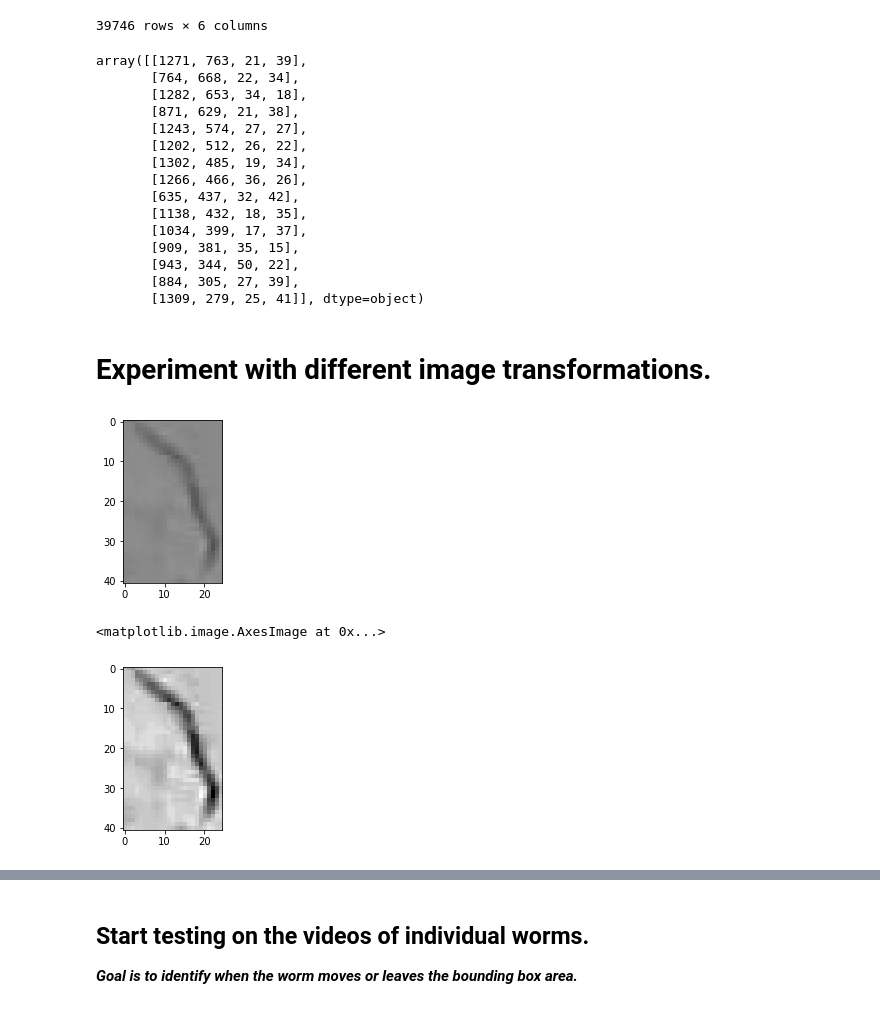
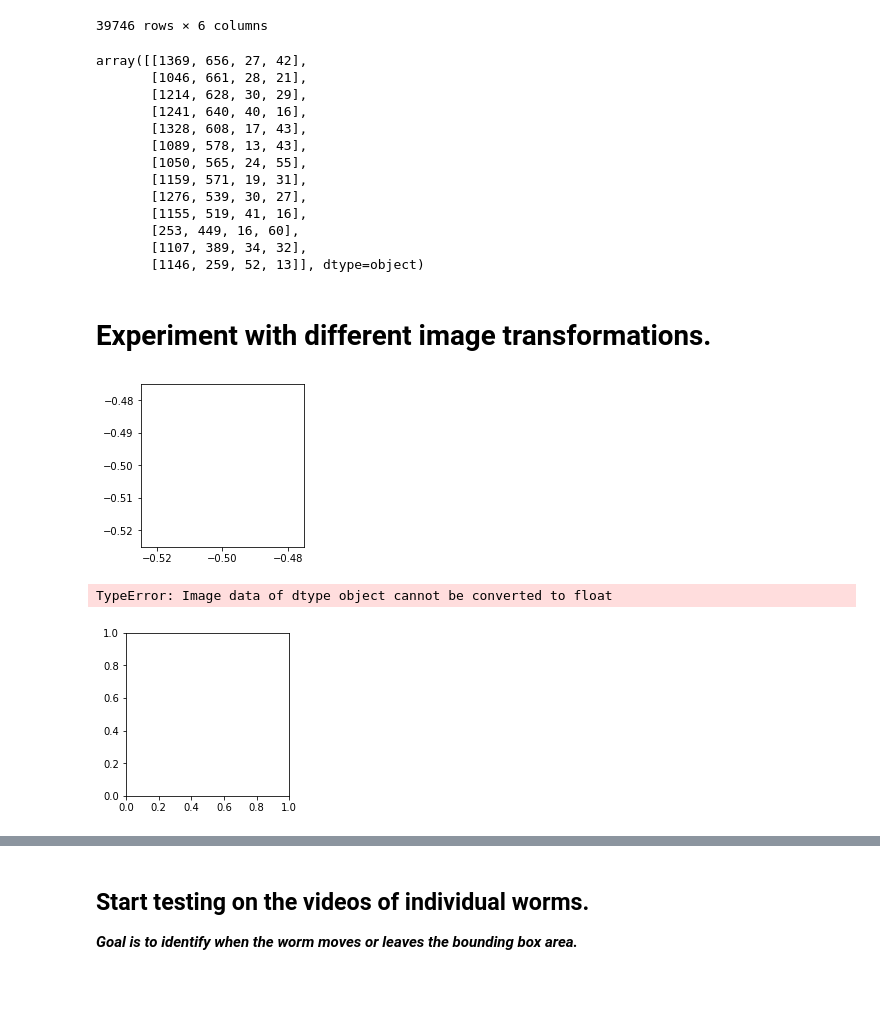
Before and after one commit to paolobif/TOD, a Jupyter notebook: dev.ipynb, the cells around one changed output, grey strips where cells are left out. Saved outputs shown, nothing was run; the diff lists cells and outputs as text; code cells hidden in the pictures.

```diff
--- a/dev.ipynb
+++ b/dev.ipynb
@@ -85,7 +85,7 @@ class CSV_Reader():
 # %%
 a = CSV_Reader(csv_path, vid_path)
 
-frame, bbs = a.get_worms_from_frame(206)
+frame, bbs = a.get_worms_from_frame(2400)
 worms = get_worms(frame, bbs)
 display_worms(worms)
 # %% [output]
@@ -120,21 +120,19 @@ df
 # %%
 bbs
 # %% [output]
-array([[1271, 763, 21, 39],
-       [764, 668, 22, 34],
-       [1282, 653, 34, 18],
-       [871, 629, 21, 38],
-       [1243, 574, 27, 27],
-       [1202, 512, 26, 22],
-       [1302, 485, 19, 34],
-       [1266, 466, 36, 26],
-       [635, 437, 32, 42],
-       [1138, 432, 18, 35],
-       [1034, 399, 17, 37],
-       [909, 381, 35, 15],
-       [943, 344, 50, 22],
-       [884, 305, 27, 39],
-       [1309, 279, 25, 41]], dtype=object)
+array([[1369, 656, 27, 42],
+       [1046, 661, 28, 21],
+       [1214, 628, 30, 29],
+       [1241, 640, 40, 16],
+       [1328, 608, 17, 43],
+       [1089, 578, 13, 43],
+       [1050, 565, 24, 55],
+       [1159, 571, 19, 31],
+       [1276, 539, 30, 27],
+       [1155, 519, 41, 16],
+       [253, 449, 16, 60],
+       [1107, 389, 34, 32],
+       [1146, 259, 52, 13]], dtype=object)
 # %%
 def show_section(bb):
     bb = bb.astype(int)
@@ -145,12 +143,12 @@ def show_section(bb):
 # %% [markdown]
 # Experiment with different image transformations.
 # %%
-img = show_section(bbs[14])
+img = show_section(bbs[8])
 # %% [output]
-[figure, old version]
+[figure, new version]
 # %%
 plt.imshow(cv2.normalize(img, img, 0, 255, cv2.NORM_MINMAX))
 # %% [output]
-<matplotlib.image.AxesImage at 0x...>
+TypeError: Image data of dtype object cannot be converted to float
-[figure, old version]
+[figure, new version]
 # %%
```
Also changed, not shown: parts of 15 cells of this notebook, 6 other files.
